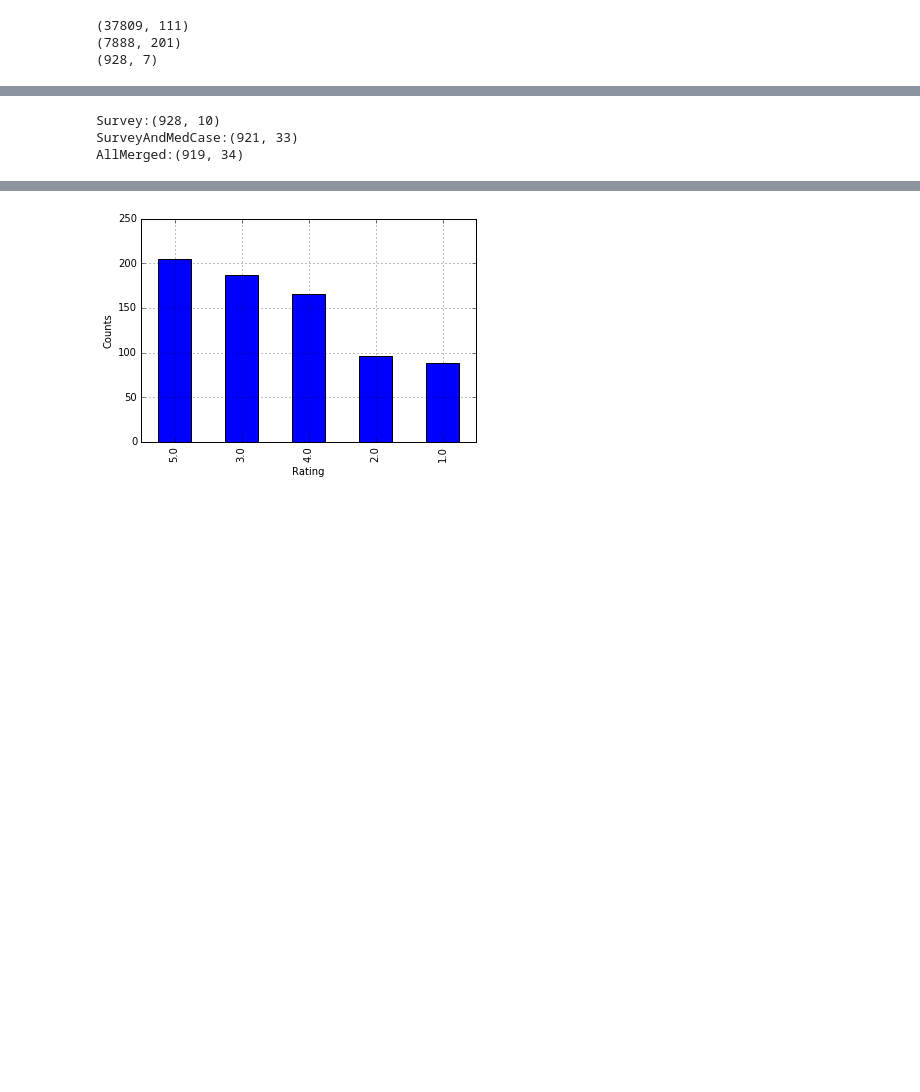
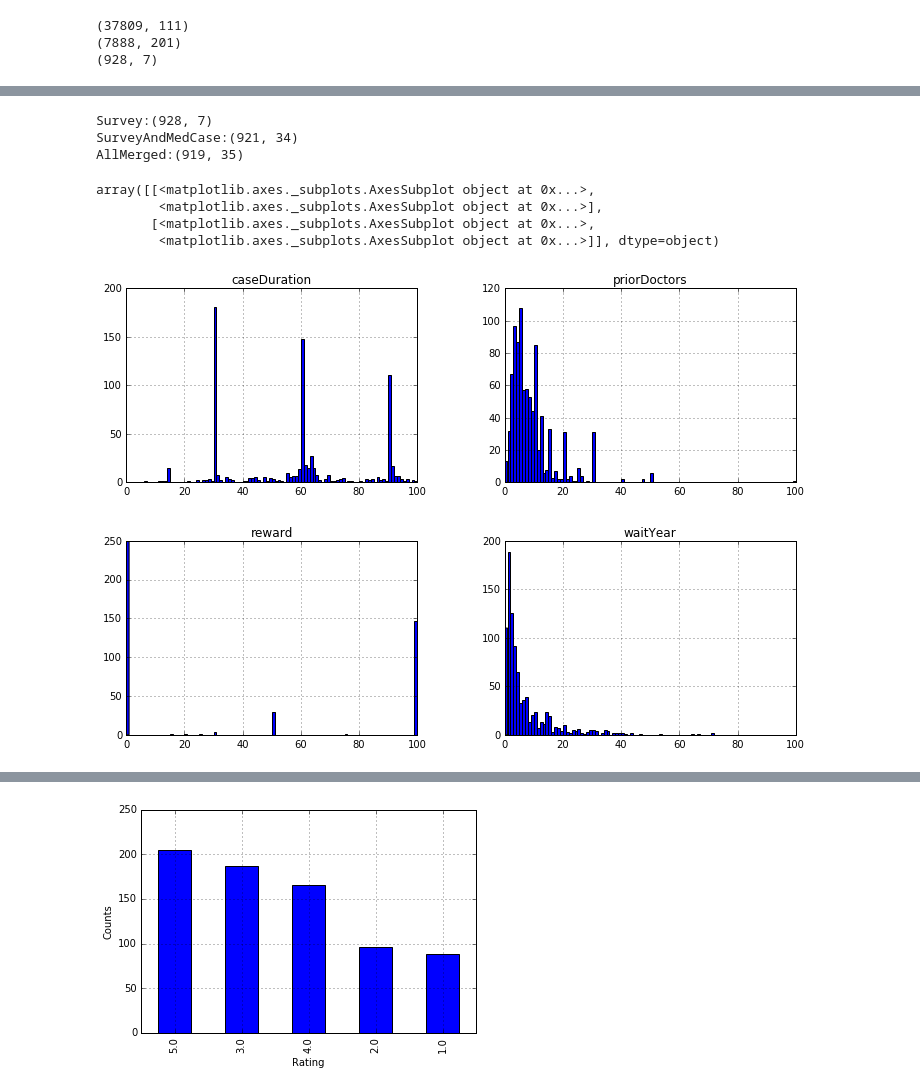
Before and after one commit to mhaytmyr/Insight, a Jupyter notebook: Week2.ipynb, the cells around one changed output, grey strips where cells are left out. Saved outputs shown, nothing was run; the diff lists cells and outputs as text; code cells hidden in the pictures; blank space fills up the shorter version.

```diff
--- a/Week2.ipynb
+++ b/Week2.ipynb
@@ -58,10 +39,9 @@ Name: id, dtype: float64
 #preprocess surveys
 %matplotlib inline
 print("Survey:{}".format(survey.shape))
-#match = (survey['_id'] == survey['medcase'])
 #print(survey[~match][['_id','medcase']])
+survey['_id'] = survey['medcase']
 
-#survey['_id'] = survey.medcase
 def getRating(row):
     for item in row:
         if item['key']=='rating':
@@ -79,7 +59,6 @@ survey['rating'] = survey.questions.apply(getRating)
 survey['insight'] = survey.questions.apply(getInsight)
 survey['share'] = survey.questions.apply(getShare)
 
-
 import re
 #year case was creatred
 medcases['year'] = medcases['created'].apply(lambda x: re.findall(r'([0-9]+?)-',str(x))[0])
@@ -88,11 +67,10 @@ medcases['year'] = medcases['created'].apply(lambda x: re.findall(r'([0-9]+?)-',
 #surveyId = {item:0 for item in survey._id}
 #print(sum(1 for item in medcases._id if item in surveyCase))
 
-medCaseCols = ['_id','user','activityPercentile','medications','medicationCount','lifestyle','caseDuration',
-               'familyHistory','costs','country','diseaseYear','ethnicity','year','birthYear','reward','id',
-               #'traditionalExperience','patientDiagnoses','patientSolutions',
-               'primaryBodySystem','primaryComplaint','priorDoctors','productivityLost','reported','resolved',
-               'state','struggle','symptoms','tests','timeSpent','surveyAnswered','gender','healthPlan']
+medCaseCols = ['_id','user','activityPercentile','medications','medicationCount','lifestyle','caseDuration','surveyAnswered',
+               'familyHistory','costs','country','diseaseYear','ethnicity','year','birthYear','reward','id','medicalHistory',
+               'primaryBodySystem','primaryComplaint','priorDoctors','productivityLost','created','resolved',
+               'state','struggle','symptoms','timeSpent','surveyAnswered','gender','healthPlan']
 surveyCols = ['_id','rating','insight','share']
 mdsCols = ['_id','balance','cashWon']
 
@@ -108,10 +86,47 @@ allMerged = pd.merge(mds[mdsCols], surveyAndMedCase, on='_id')
 print('AllMerged:{}'.format(allMerged.shape))
 
 #add features, age of patient when diseas started
-allMerged['age'] = allMerged['diseaseYear'].astype(int)-allMerged['birthYear'].astype(int)
+allMerged['age'] = allMerged['year'].astype(int)-allMerged['birthYear'].astype(int)
 #how long patient waiting before using crowdmed
 allMerged['waitYear'] = allMerged['year'].astype(int)-allMerged['diseaseYear'].astype(int)
+#how much money is saved
+allMerged = allMerged.dropna(subset=['costs'],how='any')
+allMerged['moneySaved'] = allMerged['costs'].astype(int)-allMerged['reward'].astype(int)/100
+allMerged['reward'] = allMerged['reward'].apply(lambda x: int(x)/100)
+allMerged['costs'] = allMerged['costs'].apply(lambda x: int(x)/1000)
+
+#allMerged['medications'].value_counts().plot(kind='bar')
+#allMerged[allMerged['priorDoctors']<50]['priorDoctors'].describe()
+#allMerged.medications[5]
+#print(medcases[medcases.ethnicity.isnull()])
+
+import re
+def getEthnicity(item):
+    if str(item)=='NaN':
+        return 'NaN'
+    elif re.findall(r'(^[Cc]auca)[Aa]sian|[Cc]inese',item):
+        return 'Asian'
+    elif re.findall(r'[Hh]ispanic|[Ll]atino',item):
+        return 'Hispanic'
+    elif re.findall(r'[Cc]aucasi[ao]n|[Ww]hite',item):
+        return 'Caucasian'
+    elif re.findall(r'[Aa]frica|[Bb]lack',item):
+        return 'African-American'
+    elif re.findall(r'[Jj]ewish|[Aa]shkenazi',item):
+        return 'Jewish'
+    else:
+        return 'European'
+
+allMerged.ethnicity = allMerged.ethnicity.apply(lambda x: getEthnicity(x))
+medcases.ethnicity = medcases[medcases.ethnicity.notnull()].ethnicity.apply(lambda x: getEthnicity(x))
+#allMerged.ethnicity.value_counts()
+#for item in allMerged.ethnicity:
+#            print("{} ----> {}".format(item,getEthnicity(item)))
+#allMerged.ethnicity.value_counts()
+
+#allMerged[allMerged.age<3][['age','waitYear','year','created','diseaseYear','birthYear']]
+#allMerged[allMerged.caseDuration<100].rating.hist()
 # %% [output]
-Survey:(928, 10)
-SurveyAndMedCase:(921, 33)
-AllMerged:(919, 34)
+Survey:(928, 7)
+SurveyAndMedCase:(921, 34)
+AllMerged:(919, 35)
@@ -117,0 +158,9 @@ AllMerged:(919, 34)
+# %%
+#prior doctors
+allMerged.ix[:,['priorDoctors','waitYear','caseDuration','reward']].hist(bins=100,range=[0,100],figsize=(12,8))
+# %% [output]
+array([[<matplotlib.axes._subplots.AxesSubplot object at 0x...>,
+        <matplotlib.axes._subplots.AxesSubplot object at 0x...>],
+       [<matplotlib.axes._subplots.AxesSubplot object at 0x...>,
+        <matplotlib.axes._subplots.AxesSubplot object at 0x...>]], dtype=object)
+[figure, added]
```
Also changed, not shown: parts of 10 cells of this notebook.
